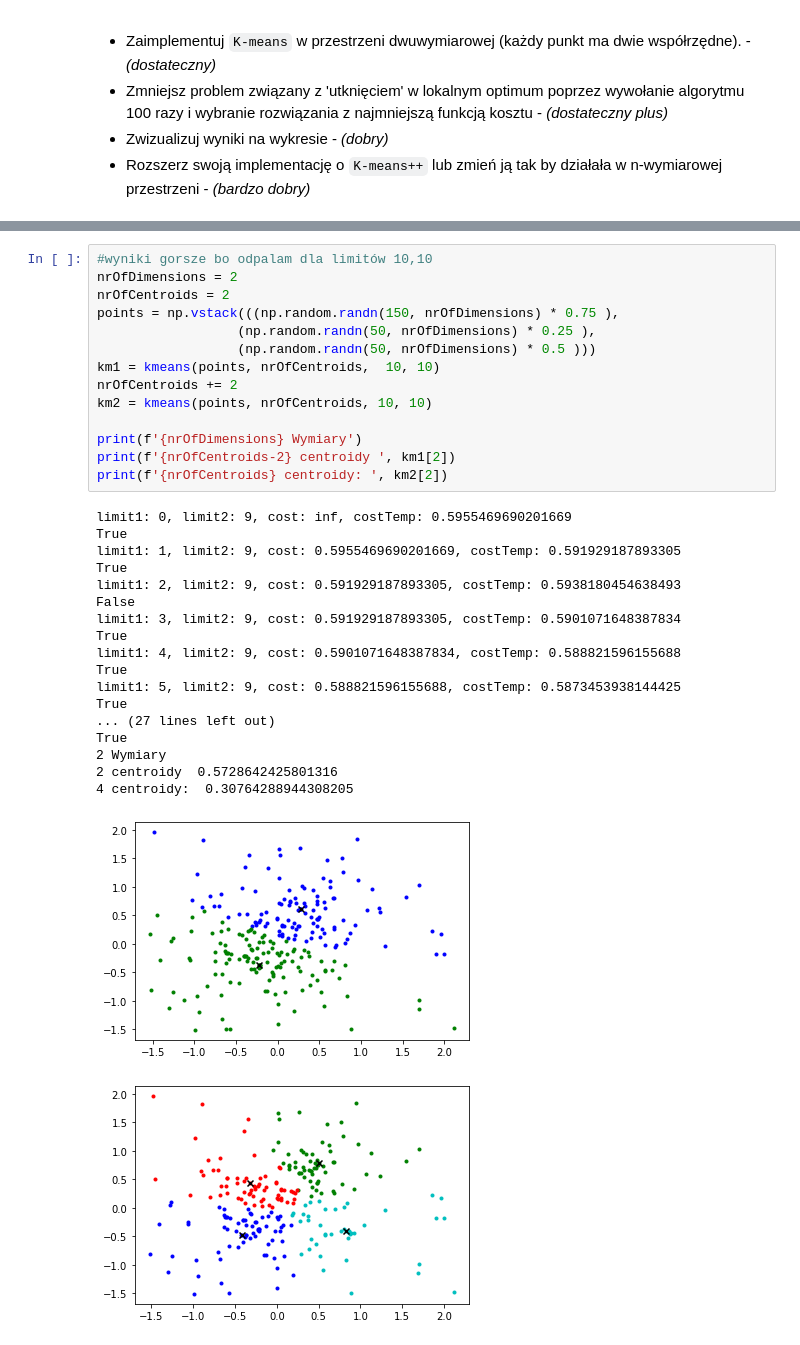
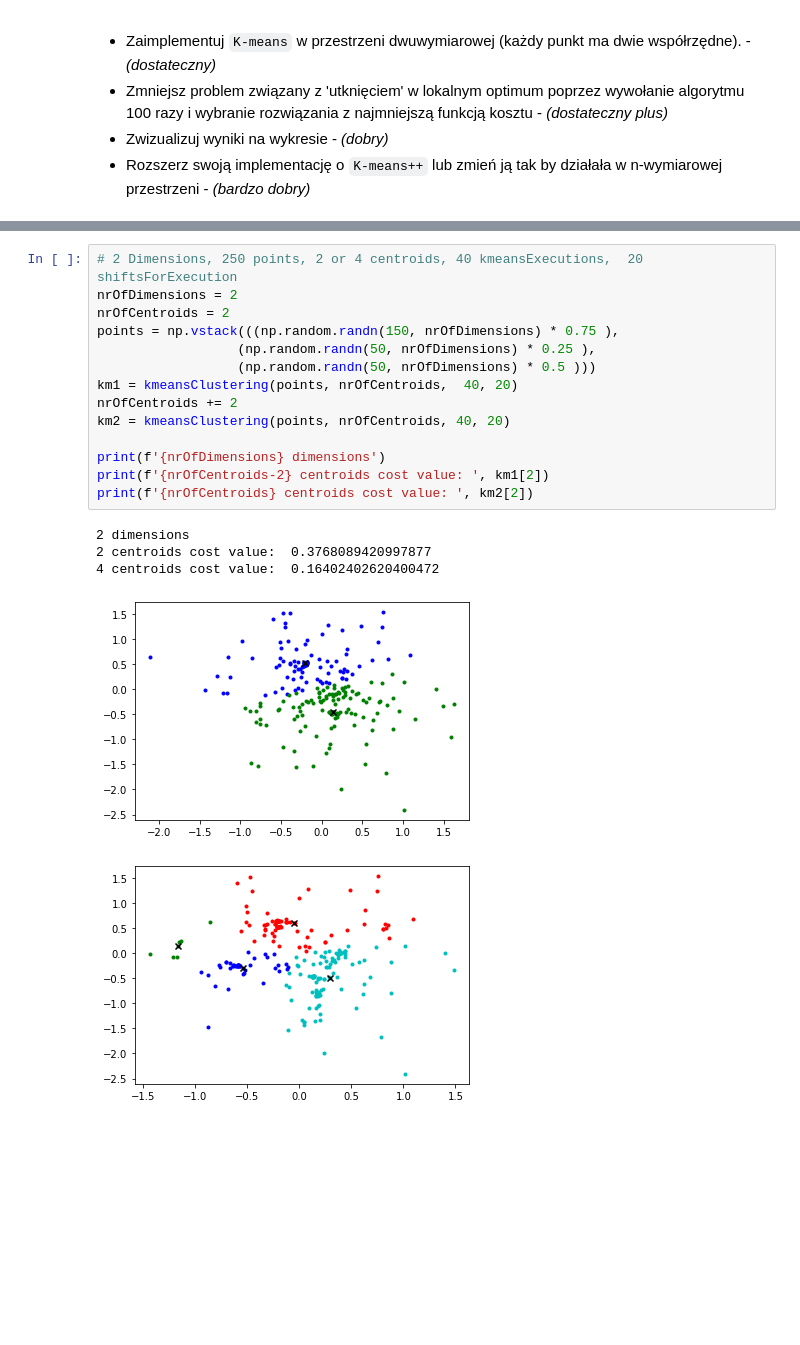
Before and after one commit to jkoniecznyy/Machine-learning, a Jupyter notebook: ML_7_K_means.ipynb, the cells around one changed output, grey strips where cells are left out. Cells and saved outputs as stored; diff of their text form; blank space fills up the shorter version.

```diff
--- a/ML_7_K_means.ipynb
+++ b/ML_7_K_means.ipynb
@@ -136,35 +180,21 @@ cost:  0.21633668812622914
 # %%
-#wyniki gorsze bo odpalam dla limitów 10,10
+# 2 Dimensions, 250 points, 2 or 4 centroids, 40 kmeansExecutions,  20 shiftsForExecution
 nrOfDimensions = 2
 nrOfCentroids = 2
 points = np.vstack(((np.random.randn(150, nrOfDimensions) * 0.75 ),
                   (np.random.randn(50, nrOfDimensions) * 0.25 ),
                   (np.random.randn(50, nrOfDimensions) * 0.5 )))
-km1 = kmeans(points, nrOfCentroids,  10, 10)
+km1 = kmeansClustering(points, nrOfCentroids,  40, 20)
 nrOfCentroids += 2
-km2 = kmeans(points, nrOfCentroids, 10, 10)
+km2 = kmeansClustering(points, nrOfCentroids, 40, 20)
 
-print(f'{nrOfDimensions} Wymiary')
-print(f'{nrOfCentroids-2} centroidy ', km1[2])
-print(f'{nrOfCentroids} centroidy: ', km2[2])
+print(f'{nrOfDimensions} dimensions')
+print(f'{nrOfCentroids-2} centroids cost value: ', km1[2])
+print(f'{nrOfCentroids} centroids cost value: ', km2[2])
 # %% [output]
-limit1: 0, limit2: 9, cost: inf, costTemp: 0.5955469690201669
-True
-limit1: 1, limit2: 9, cost: 0.5955469690201669, costTemp: 0.591929187893305
-True
-limit1: 2, limit2: 9, cost: 0.591929187893305, costTemp: 0.5938180454638493
-False
-limit1: 3, limit2: 9, cost: 0.591929187893305, costTemp: 0.5901071648387834
-True
-limit1: 4, limit2: 9, cost: 0.5901071648387834, costTemp: 0.588821596155688
-True
-limit1: 5, limit2: 9, cost: 0.588821596155688, costTemp: 0.5873453938144425
-True
-... (27 lines left out)
-True
-2 Wymiary
-2 centroidy  0.5728642425801316
-4 centroidy:  0.30764288944308205
+2 dimensions
+2 centroids cost value:  0.3768089420997877
+4 centroids cost value:  0.16402402620400472
-[figure, old version]
+[figure, new version]
-[figure, old version]
+[figure, new version]
 # %%
```
Also changed, not shown: parts of 8 cells of this notebook.
